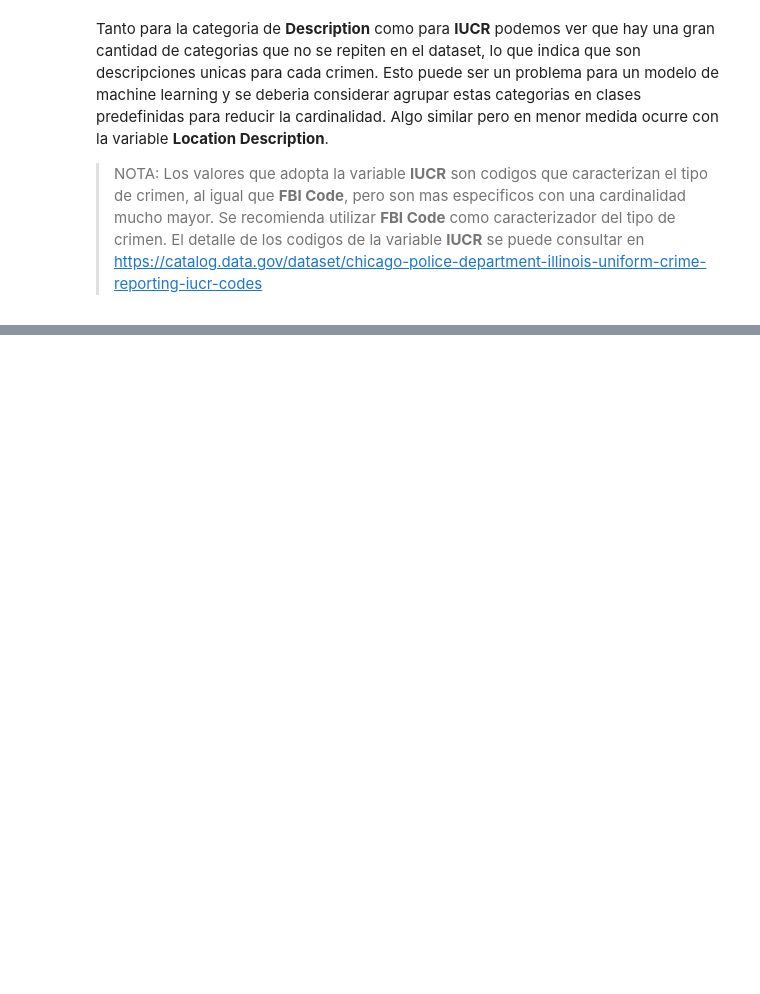
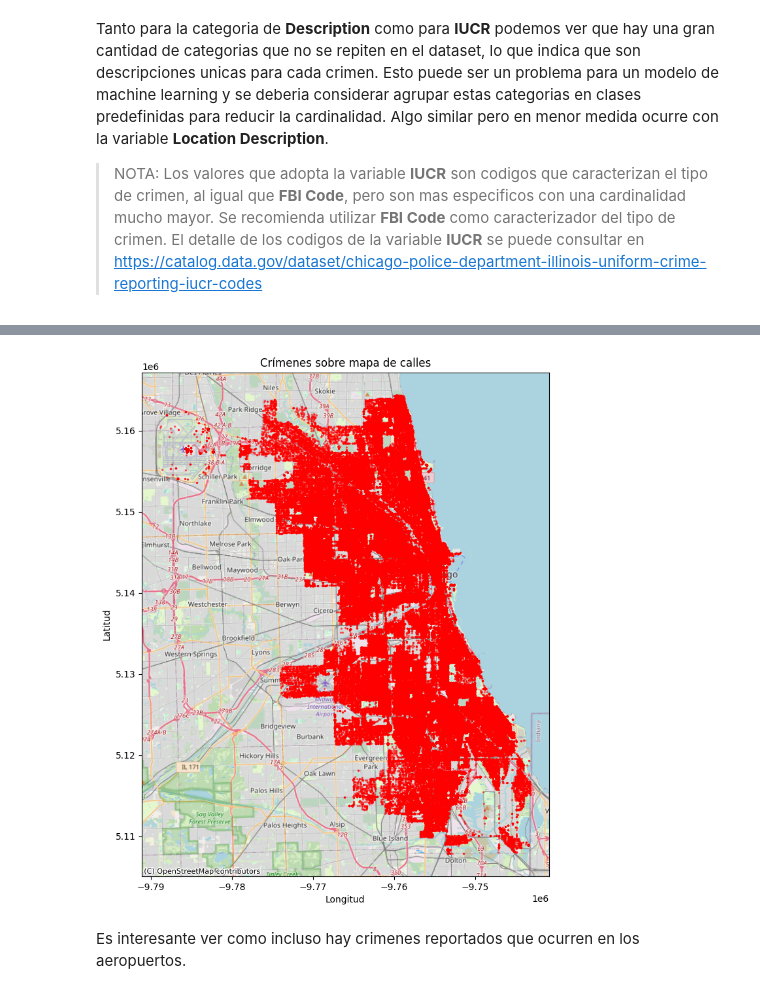
Before and after one commit to maximdorogov/fiuba-analisis-de-datos, a Jupyter notebook: tp1.ipynb, the cells around one changed output, grey strips where cells are left out. Saved outputs shown, nothing was run; the diff lists cells and outputs as text; code cells hidden in the pictures; blank space fills up the shorter version.

```diff
--- a/tp1.ipynb
+++ b/tp1.ipynb
@@ -369,0 +379,27 @@ m
+# %%
+# Eliminamos datos con coordenadas faltantes
+geometry = [Point(xy) for xy in zip(df['Longitude'], df['Latitude']) if not pd.isnull(xy[0]) and not pd.isnull(xy[1])]
+location_df = df[['Longitude', 'Latitude']].dropna()
+
+# Creamos un GeoDataFrame con los puntos
+gdf = gpd.GeoDataFrame(
+    location_df,
+    geometry=geometry,
+    crs="EPSG:4326"
+)
+
+# Convertir a proyección web mercator para contextily
+gdf = gdf.to_crs(epsg=3857)
+
+# Graficar puntos y agregar mapa base de calles
+fig, ax = plt.subplots(figsize=(10, 10))
+gdf.plot(ax=ax, markersize=2, alpha=0.5, color='red')
+ctx.add_basemap(ax, source=ctx.providers.OpenStreetMap.Mapnik)
+plt.title('Crímenes sobre mapa de calles')
+plt.xlabel('Longitud')
+plt.ylabel('Latitud')
+plt.show()
+# %% [output]
+[figure, added]
+# %% [markdown]
+Es interesante ver como incluso hay crimenes reportados que ocurren en los aeropuertos.
```
Also changed, not shown: parts of 8 cells of this notebook.
